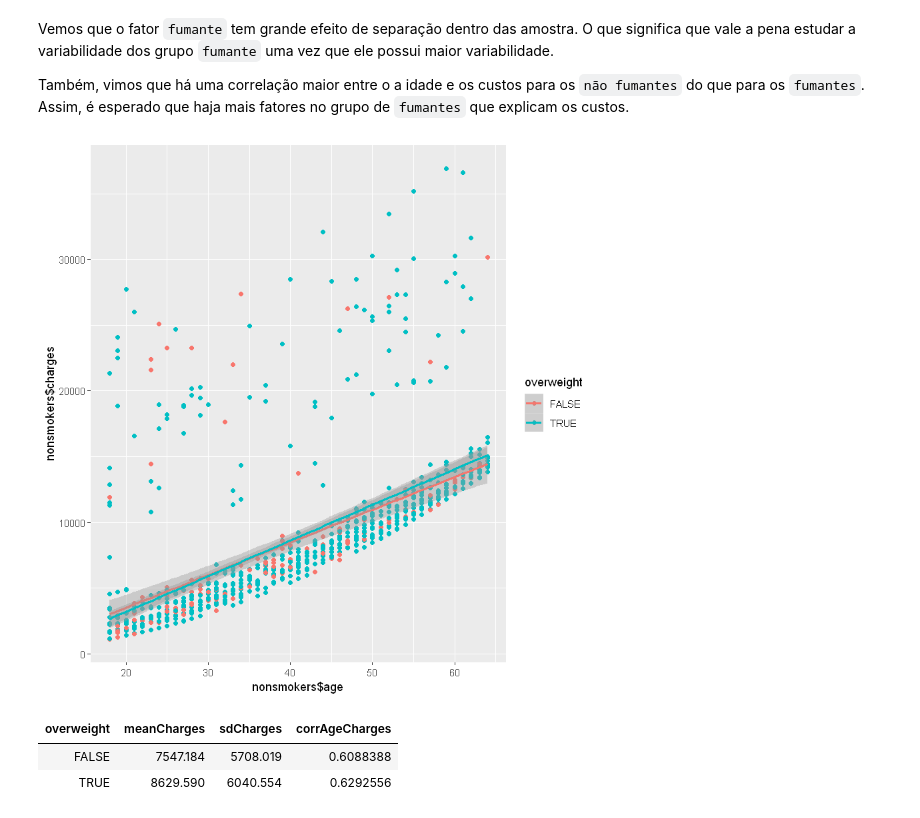
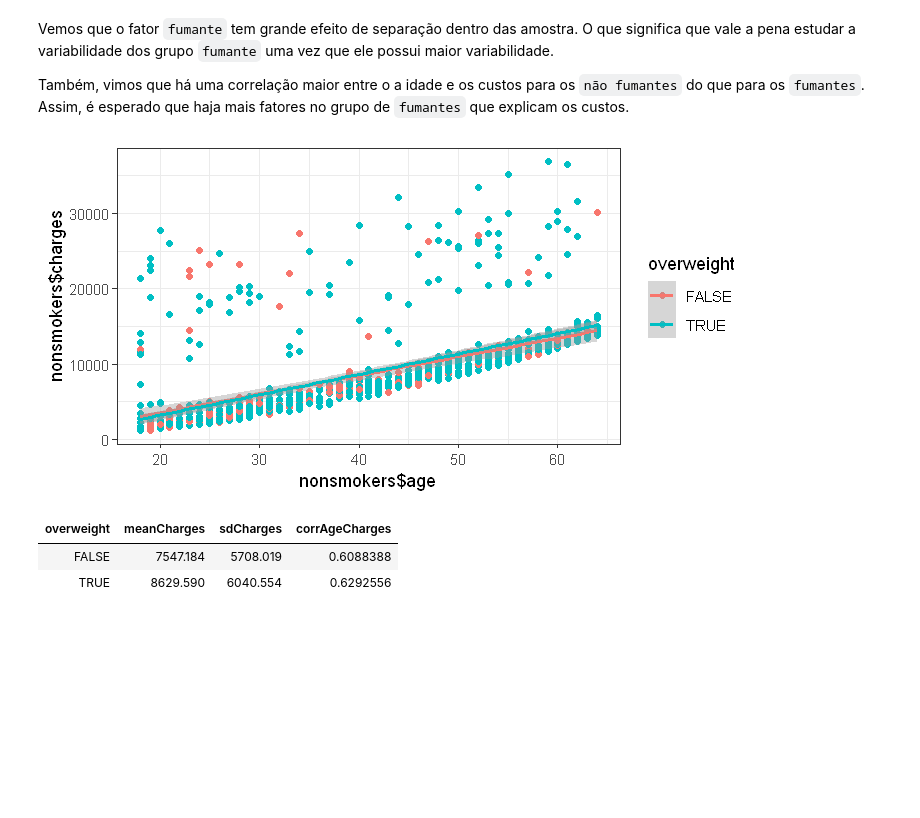
Before and after one commit to polaroidz/insurance_cost.R, a Jupyter notebook: Insurance Cost.ipynb, the cells around one changed output. Saved outputs shown, nothing was run; the diff lists cells and outputs as text; code cells hidden in the pictures; blank space fills up the shorter version.

```diff
--- a/Insurance Cost.ipynb
+++ b/Insurance Cost.ipynb
@@ -16,6 +21,8 @@ cols(
   region = col_character(),
   charges = col_double()
 )
+# %%
+theme_set(theme_bw())
 # %%
 summary(insurance)
 # %% [output]
@@ -77,11 +146,13 @@ insurance <- insurance %>%
 smokers <- insurance %>% filter(smoker == "yes")
 nonsmokers <- insurance %>% filter(smoker == "no")
 # %%
+options(repr.plot.width=6, repr.plot.height=3)
+
 ggplot(nonsmokers, aes(x = nonsmokers$age, y = nonsmokers$charges, colour = overweight)) +
   geom_point() +
   geom_smooth(method = "lm", se = TRUE)
 # %% [output]
-[figure, old version]
+[figure, new version]
 # %%
 nonsmokers %>%
     group_by(overweight) %>%
```
Also changed, not shown: parts of 13 cells of this notebook.
